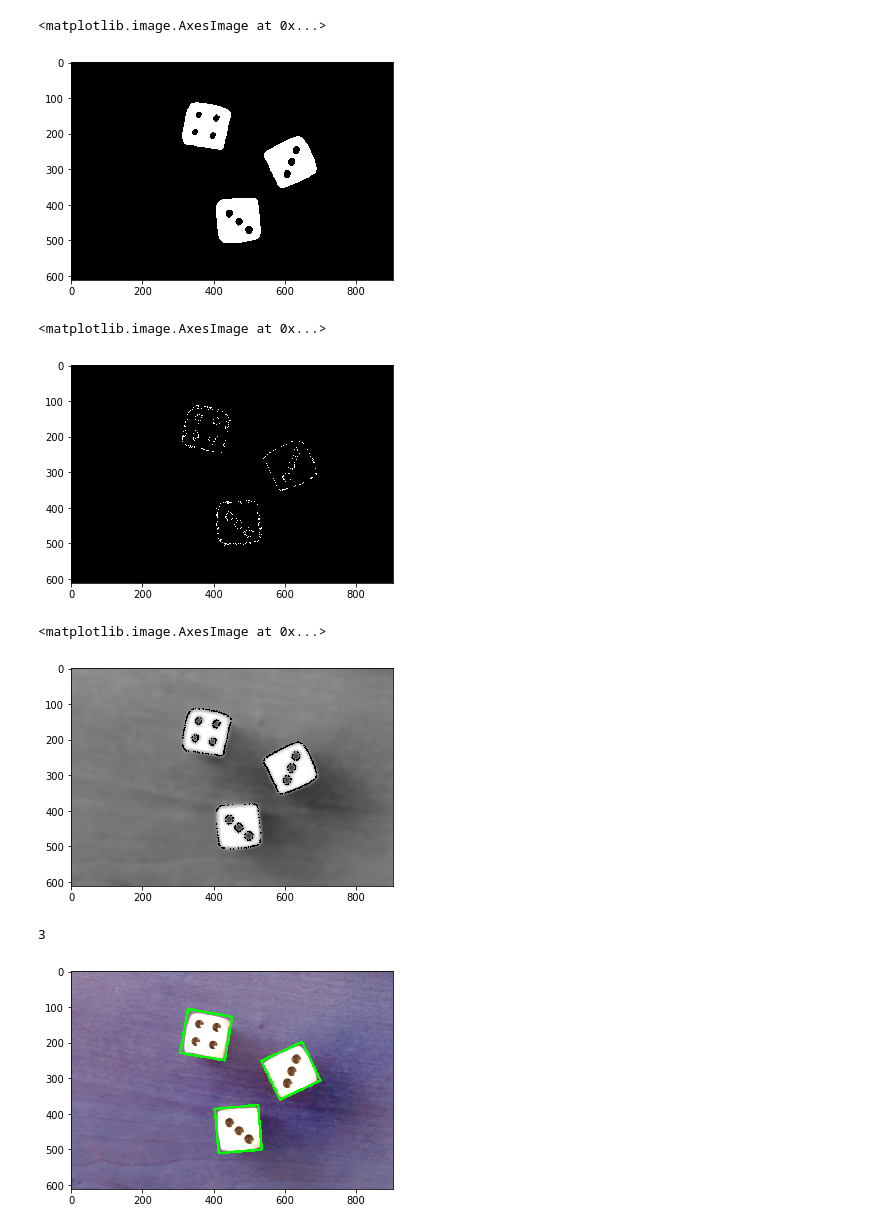
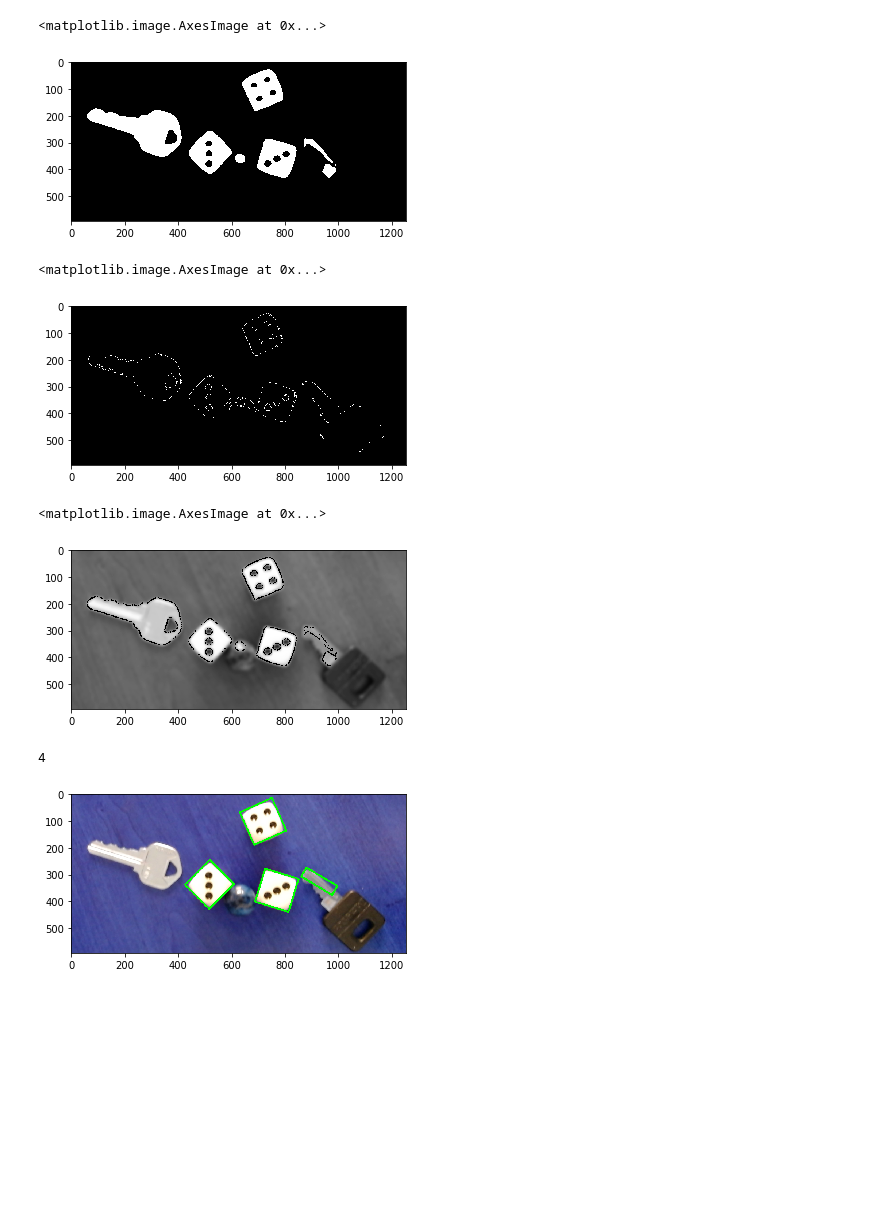
Before and after one commit to mamn2/DieCount, a Jupyter notebook: final.ipynb, the cells around one changed output. Drawn from its saved outputs; the diff is of its cells as text; code cells hidden in the pictures; blank space fills up the shorter version.

```diff
--- a/final.ipynb
+++ b/final.ipynb
@@ -3,7 +3,7 @@ import cv2
 import numpy as np
 import matplotlib.pyplot as plt
 # %%
-og_img = cv2.imread('images/3die.PNG')
+og_img = cv2.imread('images/diewithobjects.PNG')
 plt.imshow(og_img, cmap='gray')
 # %% [output]
 <matplotlib.image.AxesImage at 0x...>
@@ -25,13 +25,13 @@ ret, thresh1 = cv2.threshold(img, 150, 255, cv2.THRESH_BINARY)
 plt.imshow(thresh1, cmap='gray')
 # %% [output]
 <matplotlib.image.AxesImage at 0x...>
-[figure, old version]
+[figure, new version]
 # %%
 edges = cv2.Canny(img, 40, 40)
 plt.imshow(edges, cmap = 'gray')
 # %% [output]
 <matplotlib.image.AxesImage at 0x...>
-[figure, old version]
+[figure, new version]
 # %%
 contours = cv2.findContours(thresh1, cv2.RETR_TREE, cv2.CHAIN_APPROX_SIMPLE)[-2]
 canvas = np.zeros_like(img)
@@ -40,24 +40,26 @@ for contour in contours:
 plt.imshow(img, cmap='gray')
 # %% [output]
 <matplotlib.image.AxesImage at 0x...>
-[figure, old version]
+[figure, new version]
 # %%
 another = og_img.copy()
 count = 0
+bigRects= []
 contours = cv2.findContours(thresh1, cv2.RETR_TREE, cv2.CHAIN_APPROX_SIMPLE)[-2]
 for contour in contours:
     rect = cv2.minAreaRect(contour)
     area = rect[1][0] * rect[1][1]
     if area < 5000 or area > 25000:
         continue
+    bigRects.append(rect)
     count += 1
     points = cv2.boxPoints(rect)
     box = np.int0(points)
     cv2.drawContours(og_img,[box],0,(0,255,0),5)
 
 plt.imshow(og_img)
 print(count)
 # %% [output]
-3
+4
-[figure, old version]
+[figure, new version]
 # %%
```
Also changed, not shown: parts of 4 cells of this notebook.
